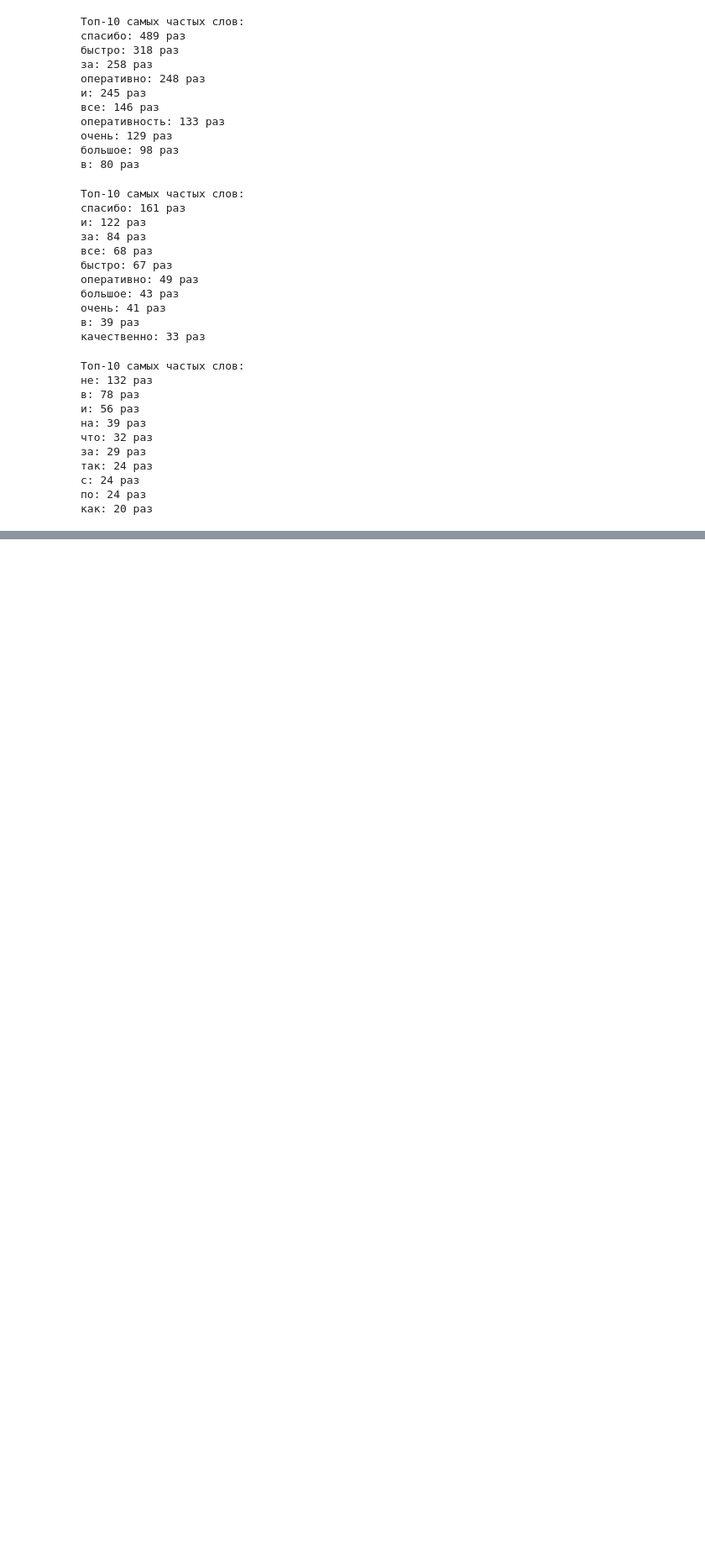
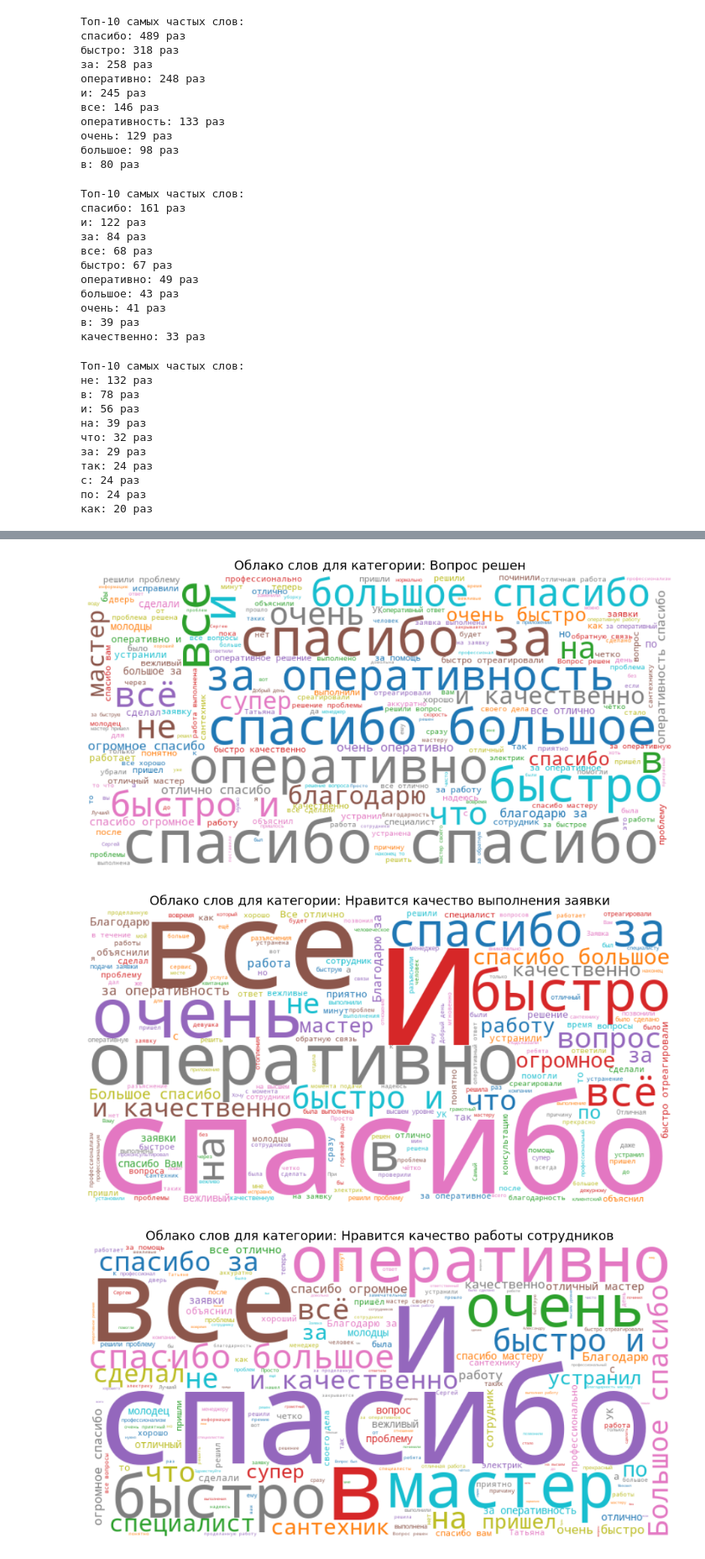
Before and after one commit to Timofey03/intensive_4, a Jupyter notebook: razmetka.ipynb, the cells around one changed output, grey strips where cells are left out. Shown at 84% size. Cells and saved outputs as stored; diff of their text form; code cells hidden in the pictures; blank space fills up the shorter version.

```diff
--- a/razmetka.ipynb
+++ b/razmetka.ipynb
@@ -441,0 +590,28 @@ for word, count in top_words:
+# %%
+import matplotlib.pyplot as plt
+
+# Настроим отрисовку русских слов
+import matplotlib
+matplotlib.rcParams['font.family'] = 'DejaVu Sans'  # Для кириллицы
+
+# Категории
+categories = [
+    "Вопрос решен",
+    "Нравится качество выполнения заявки",
+    "Нравится качество работы сотрудников",
+    "Нравится скорость отработки заявок",
+    "Понравилось выполнение заявки"
+]
+
+# Строим WordCloud для каждой категории
+for category in categories:
+    text = " ".join(df_train[df_train[category] == 1]["comment"].dropna().astype(str))
+    wordcloud = WordCloud(width=800, height=400, background_color="white", colormap="tab10").generate(text)
+
+    plt.figure(figsize=(10, 5))
+    plt.imshow(wordcloud, interpolation="bilinear")
+    plt.axis("off")
+    plt.title(f"Облако слов для категории: {category}", fontsize=14)
+    plt.tight_layout()
+    plt.show()
+# %% [output]
@@ -441,0 +634,3 @@ for word, count in top_words:
+[figure, added]
+[figure, added]
+[figure, added]
```
Also changed, not shown: parts of 28 cells of this notebook, 1 other file.
